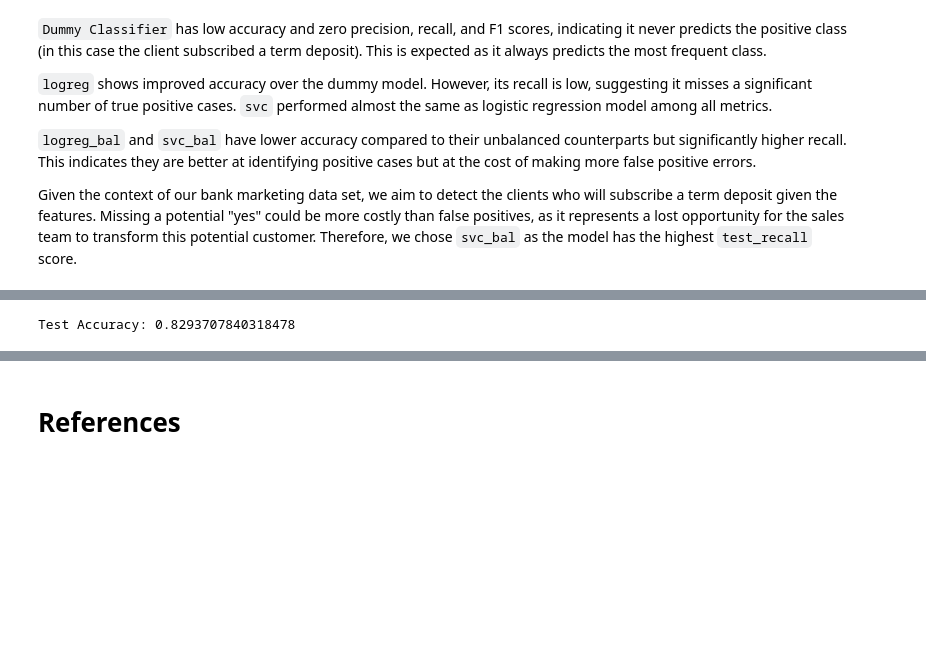
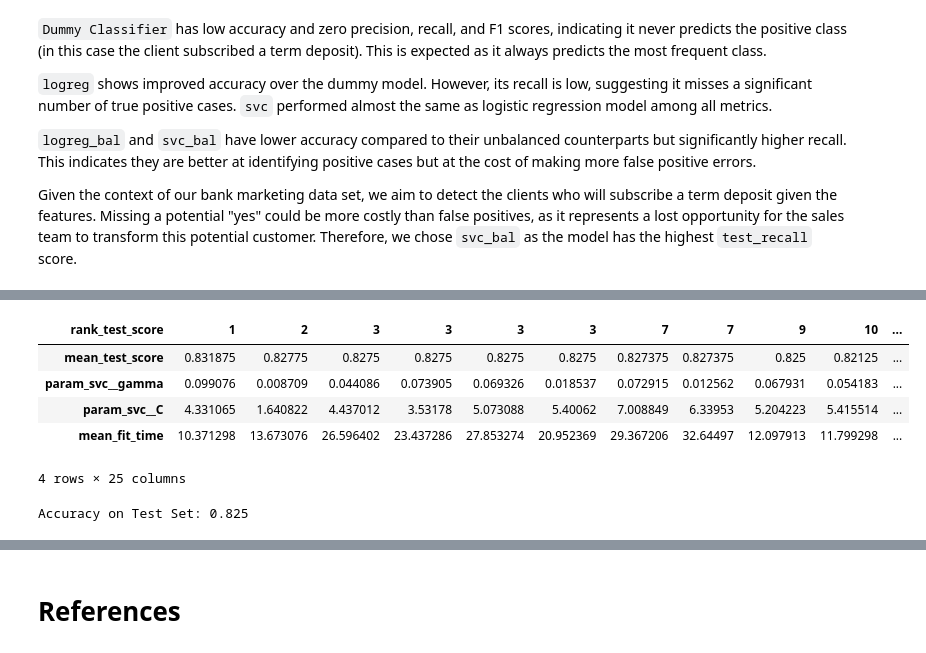
Before and after one commit to UBC-MDS/dsci_522_group_8_bank_marketing_project, a Jupyter notebook: bank_analysis.ipynb, the cells around one changed output, grey strips where cells are left out. Saved outputs shown, nothing was run; the diff lists cells and outputs as text; code cells hidden in the pictures; blank space fills up the shorter version.

```diff
--- a/bank_analysis.ipynb
+++ b/bank_analysis.ipynb
@@ -476,24 +490,24 @@ Best Score: 0.8291584882225628
 # %%
-# Create a new logistic regression model with the best parameters
-best_logreg_bal = make_pipeline(
-    preprocessor,
-    LogisticRegression(
-        C=1.6139206695016828,
-        max_iter=1000,
-        random_state=123,
-        class_weight="balanced"
-    )
-)
-
-# Fit the model on the entire training data
-best_logreg_bal.fit(X_train, y_train)
-
-# Predict on the test set
-y_pred = best_logreg_bal.predict(X_test)
-
-# Evaluate the performance on the test set
-test_accuracy = accuracy_score(y_test, y_pred)
-
-print("Test Accuracy:", test_accuracy)
+pd.DataFrame(random_search.cv_results_)[
+    [
+        "mean_test_score",
+        "param_svc__gamma",
+        "param_svc__C",
+        "mean_fit_time",
+        "rank_test_score",
+    ]
+].set_index("rank_test_score").sort_index().T
 # %% [output]
+| rank_test_score | 1 | 2 | 3 | 3 | 3 | 3 | 7 | 7 | 9 | 10 | ... |
+| mean_test_score | 0.831875 | 0.82775 | 0.8275 | 0.8275 | 0.8275 | 0.8275 | 0.827375 | 0.827375 | 0.825 | 0.82125 | ... |
+| param_svc__gamma | 0.099076 | 0.008709 | 0.044086 | 0.073905 | 0.069326 | 0.018537 | 0.072915 | 0.012562 | 0.067931 | 0.054183 | ... |
+| param_svc__C | 4.331065 | 1.640822 | 4.437012 | 3.53178 | 5.073088 | 5.40062 | 7.008849 | 6.33953 | 5.204223 | 5.415514 | ... |
+| mean_fit_time | 10.371298 | 13.673076 | 26.596402 | 23.437286 | 27.853274 | 20.952369 | 29.367206 | 32.64497 | 12.097913 | 11.799298 | ... |
-Test Accuracy: 0.8293707840318478
+4 rows × 25 columns
+# %%
+# Evaluate the best model on the test set
+best_model_random = random_search.best_estimator_
+accuracy_random = best_model_random.score(X_test_sampled, y_test_sampled)
+print("Accuracy on Test Set:", accuracy_random)
+# %% [output]
+Accuracy on Test Set: 0.825
```
Also changed, not shown: parts of 9 cells of this notebook.
